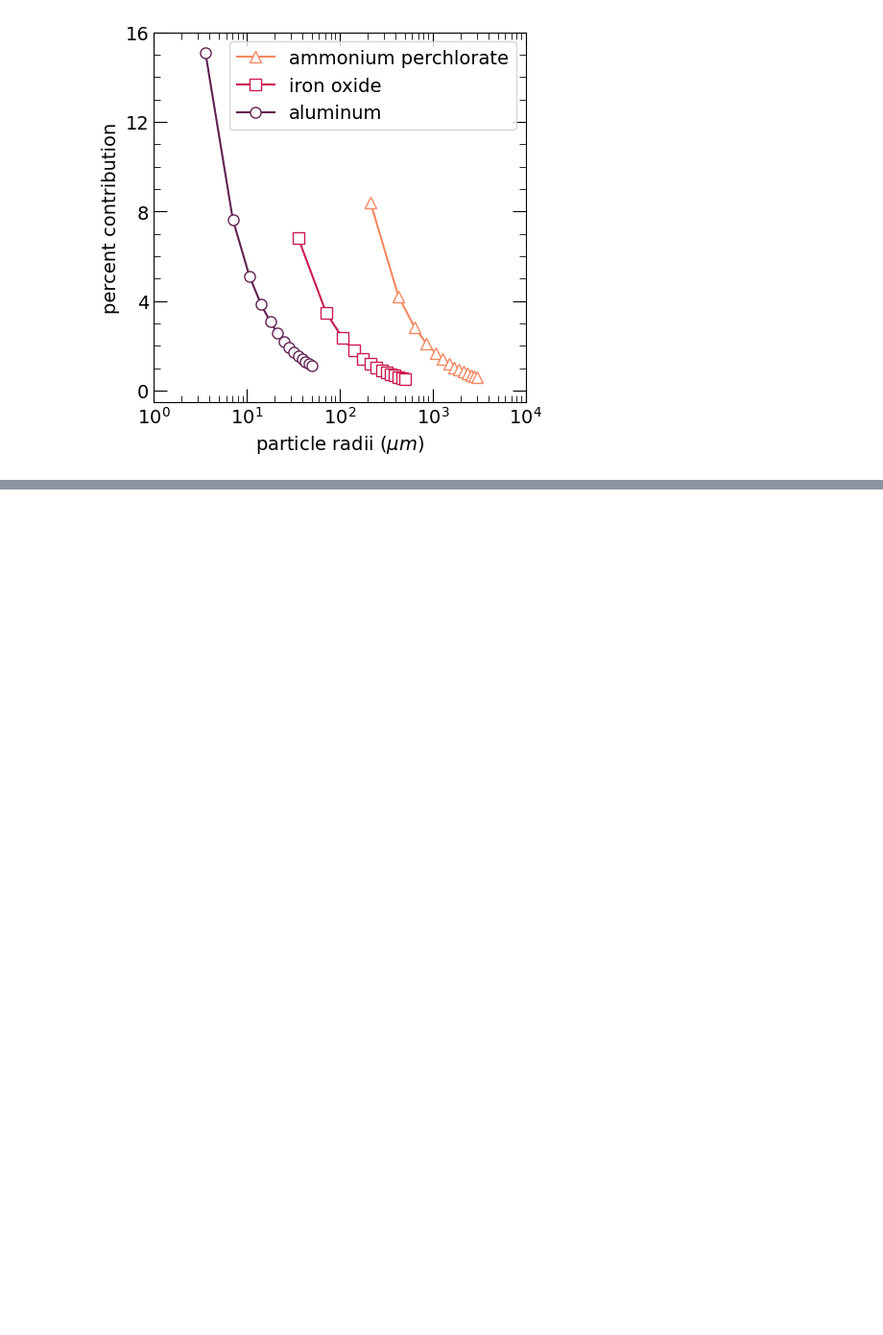
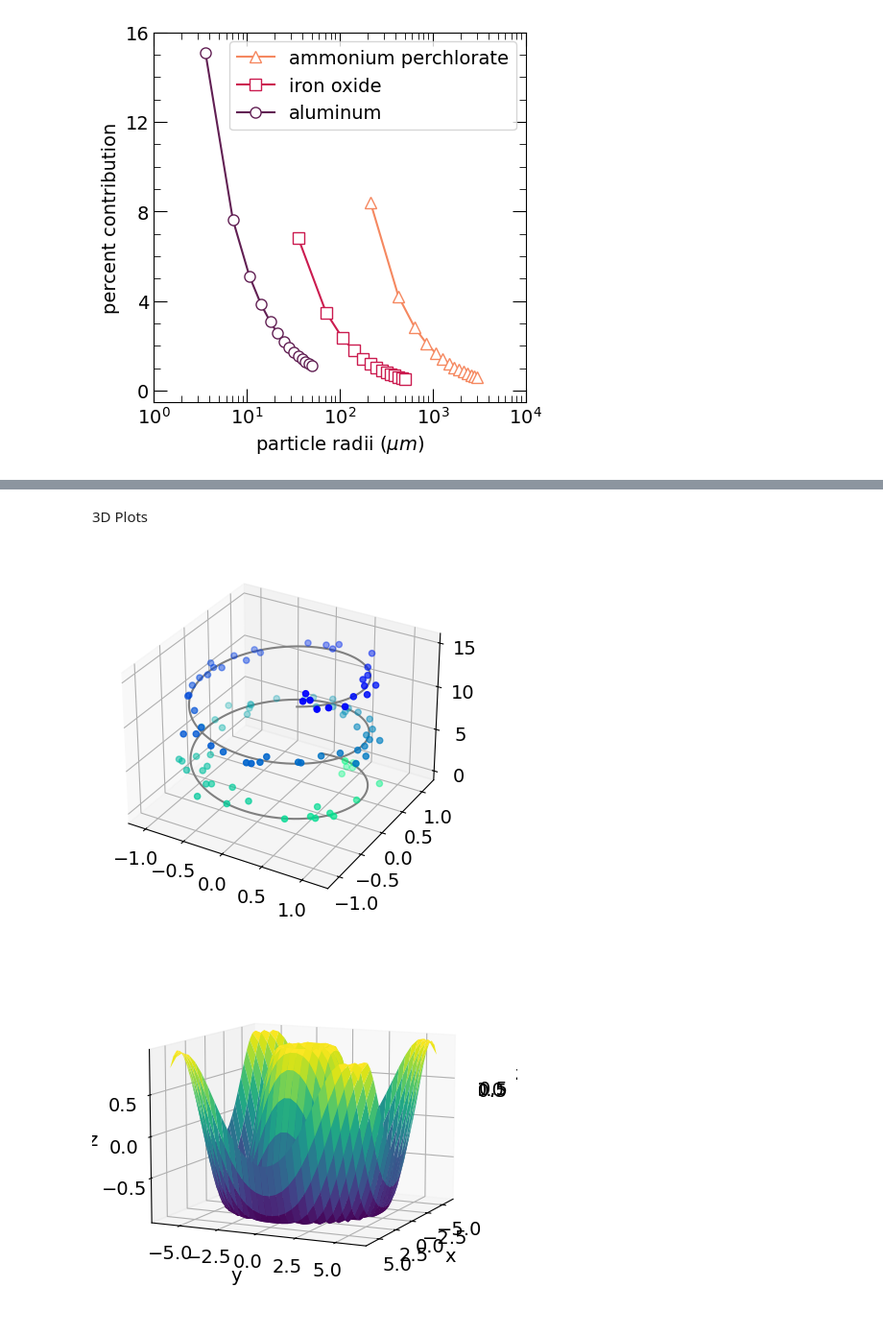
Before and after one commit to Bryan5776/Leraning_python, a Jupyter notebook: Matplotlib/matplotlib_2.ipynb, the cells around one changed output, grey strips where cells are left out. Shown at 96% size. Saved outputs shown, nothing was run; the diff lists cells and outputs as text; code cells hidden in the pictures; blank space fills up the shorter version.

Commit message:
matplotlib complete plus data science book

```diff
--- a/Matplotlib/matplotlib_2.ipynb
+++ b/Matplotlib/matplotlib_2.ipynb
@@ -82,0 +386,67 @@ plt.savefig('data_for_exercises/generic_plot.png', dpi=300,bbox_inches="tight")
+# %% [markdown]
+3D Plots
+# %%
+#example taken from https://jakevdp.github.io/PythonDataScienceHandbook/04.12-three-dimensional-plotting.html
+#github of book = https://github.com/jakevdp/PythonDataScienceHandbook
+#This is an excerpt from the Python Data Science Handbook by Jake VanderPlas; Jupyter notebooks are available on GitHub.
+#The text is released under the CC-BY-NC-ND license, and code is released under the MIT license.
+
+from mpl_toolkits import mplot3d
+%matplotlib inline
+import numpy as np
+import matplotlib.pyplot as plt
+
+# %%
+#Basic 3D scatter plot
+fig = plt.figure()
+ax = plt.axes(projection='3d')
+
+# Data for a three-dimensional line
+zline = np.linspace(0, 15, 1000)
+xline = np.sin(zline)
+yline = np.cos(zline)
+ax.plot3D(xline, yline, zline, 'gray')
+
+# Data for three-dimensional scattered points
+zdata = 15 * np.random.random(100)
+xdata = np.sin(zdata) + 0.1 * np.random.randn(100)
+ydata = np.cos(zdata) + 0.1 * np.random.randn(100)
+ax.scatter3D(xdata, ydata, zdata, c=zdata, cmap='winter_r');
+
+# %%
+#3D contour and surface plots
+
+
+
+
+def f(x, y):
+    return np.sin(np.sqrt(x ** 2 + y ** 2))
+
+x = np.linspace(-6, 6, 30)
+y = np.linspace(-6, 6, 30)
+
+X, Y = np.meshgrid(x, y)
+Z = f(X, Y)
+
+fig = plt.figure()
+ax = plt.axes(projection='3d')
+ax.contour3D(X, Y, Z, 50, cmap='binary')
+ax.set_xlabel('x')
+ax.set_ylabel('y')
+ax.set_zlabel('z');
+ax.view_init(90, 35)
+
+
+ax = plt.axes(projection='3d')
+ax.plot_surface(X, Y, Z, rstride=1, cstride=1,
+                cmap='viridis', edgecolor='none')
+
+ax.set_xlabel('x')
+ax.set_ylabel('y')
+ax.set_zlabel('z');
+ax.view_init(10, 25)
+
+plt.savefig('data_for_exercises/3D_plots.png', dpi=300, bbox_inches='tight')
+# %% [output]
+[figure, added]
+[figure, added]
```
Also changed, not shown: parts of 4 cells of this notebook, 7 other files.
